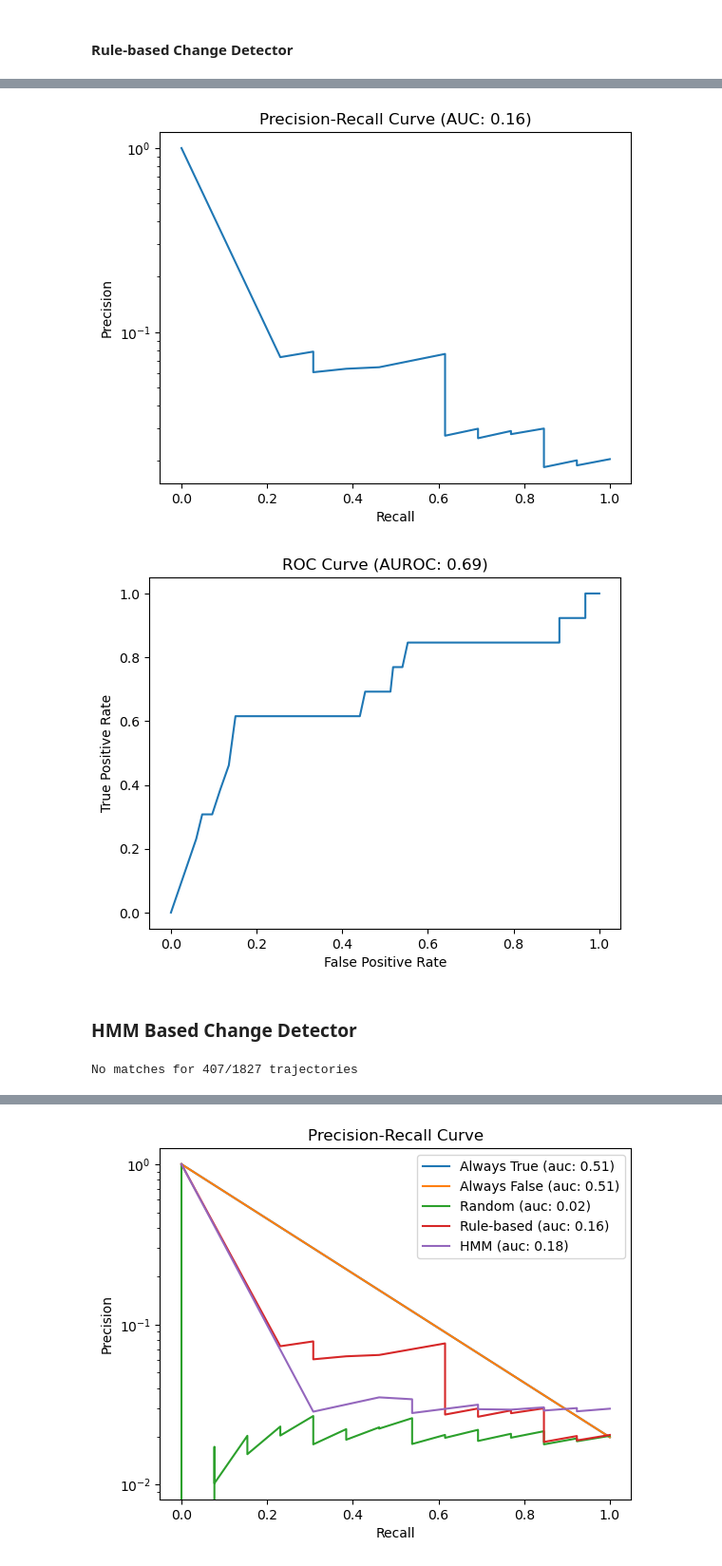
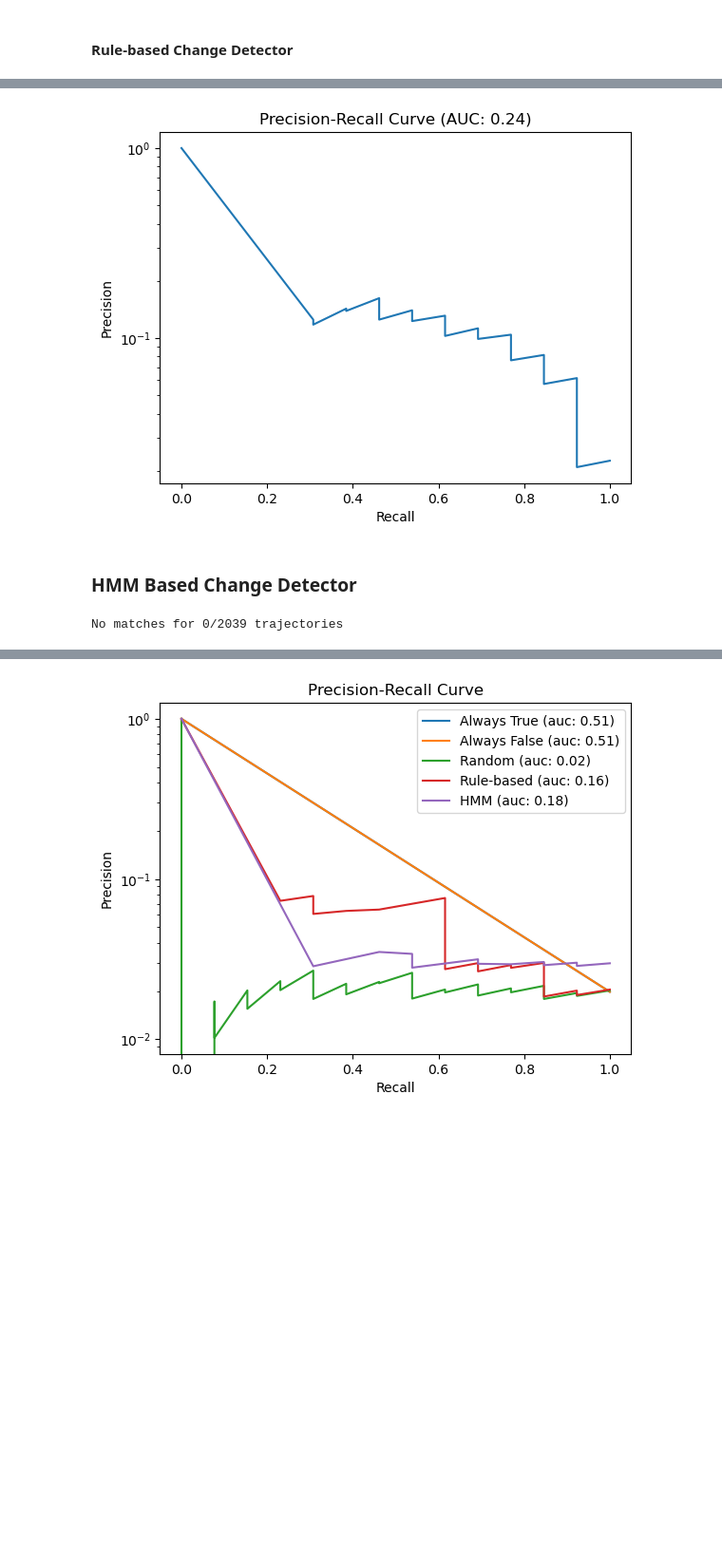
Before and after one commit to KJ-Waller/SyntheticHighways, a Jupyter notebook: ChangeDetection/InferenceAndEvaluation-wNoise.ipynb, the cells around one changed output, grey strips where cells are left out. Shown at 95% size. Drawn from its saved outputs; the diff is of its cells as text; code cells hidden in the pictures; blank space fills up the shorter version.

```diff
--- a/ChangeDetection/InferenceAndEvaluation-wNoise.ipynb
+++ b/ChangeDetection/InferenceAndEvaluation-wNoise.ipynb
@@ -11,7 +8,7 @@ import matplotlib.pyplot as plt
 from utils import *
 from metrics import *
 # %%
-dataset = SHDataset(noise=True, dataset_dir='./dataset_250/')
+dataset = SHDataset(noise=True, dataset_dir='./dataset/', noise_config=2)
 # %%
 G1,T1,G2,T2 = dataset.read_snapshots(0)
 # %%
@@ -119,10 +133,8 @@ plot_graph(G2_pred_rb, use_weights=True, figsize=(10,10))
 # %%
 scores_rb = predicted_labels(G2_pred_rb)
 p_rb, r_rb, ts_rb, pr_auc_rb = PRCurve(groundtruth_labels(G1, G2), scores_rb)
-tpr_rb, fpr_rb, auroc_rb = ROCCurve(groundtruth_labels(G1, G2), scores_rb)
 # %% [output]
-[figure, old version]
+[figure, new version]
-[figure, removed]
 # %% [markdown]
 ### HMM Based Change Detector
 # %%
@@ -131,7 +143,7 @@ from models.hmm import HMMChangeDetector
 hmm_det = HMMChangeDetector(G1, use_latlon=False)
 G2_pred_hmm = hmm_det.forward(T2['T'])
 # %% [output]
-No matches for 407/1827 trajectories
+No matches for 0/2039 trajectories
 # %%
 plot_graph(G2_pred_hmm, use_weights=True, figsize=(10,10))
 # %% [output]
```
Also changed, not shown: parts of 27 cells of this notebook, 2 other files.
